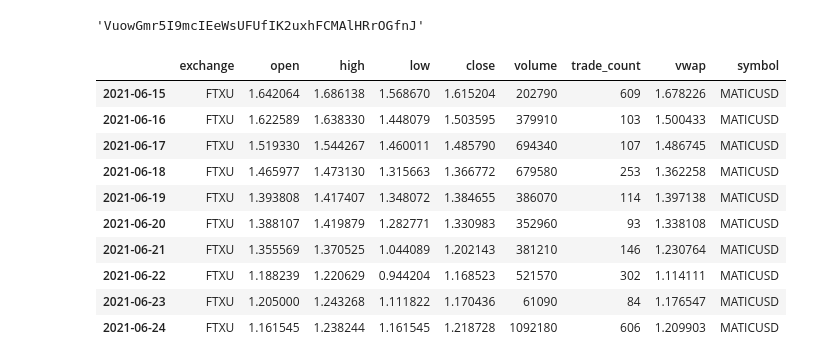
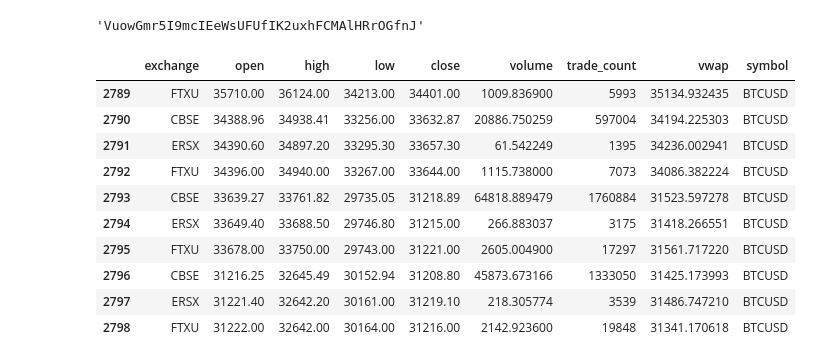
Before and after one commit to Crena94/Team-Penne, a Jupyter notebook: Analyzing_Stocks.ipynb, the cells around one changed output. Saved outputs shown, nothing was run; the diff lists cells and outputs as text; code cells hidden in the pictures.

```diff
--- a/Analyzing_Stocks.ipynb
+++ b/Analyzing_Stocks.ipynb
@@ -35,34 +34,35 @@ alpaca = tradeapi.REST(
 # %%
 #tickers = ["AAVEUSD", "ETHUSD"]#, "AMZN", "NFLX", "GOOG", "SPY"]
 #crypto_ticker = ["BTCUSD", "AAVEUSD", "ETHUSD", "LINKUSD", "BATUSD", "GRTUSD", "MATICUSD"]
-crypto_ticker = ["MATICUSD"]
+crypto_ticker = ["BTCUSD"]
 crypto_timeframe = "1Day"
 crypto_start_date = pd.Timestamp("2017-05-11", tz="America/New_York").isoformat()
 crypto_end_date = pd.Timestamp("2022-05-11", tz="America/New_York").isoformat()
 # %%
 crypto_closing_prices = alpaca.get_crypto_bars(
     crypto_ticker,
     crypto_timeframe,
     start=crypto_start_date,
     end=crypto_end_date
 ).df
 
 #btc_closing_prices = btc_closing_prices[~btc_closing_prices.index.duplicated(keep='first')]
 #btc_closing_prices = btc_closing_prices[~btc_closing_prices.index.duplicated(keep='first')]
 
 crypto_closing_prices.index = crypto_closing_prices.index.date
+crypto_closing_prices.reset_index(inplace=True, drop=True)
 #crypto_closing_prices.index = crypto_closing_prices.index.drop_duplicates(keep='first')
-display(crypto_closing_prices.head(10))
+display(crypto_closing_prices.tail(10))
 # %% [output]
 |  | exchange | open | high | low | close | volume | trade_count | vwap | symbol |
-| 2021-06-15 | FTXU | 1.642064 | 1.686138 | 1.568670 | 1.615204 | 202790 | 609 | 1.678226 | MATICUSD |
-| 2021-06-16 | FTXU | 1.622589 | 1.638330 | 1.448079 | 1.503595 | 379910 | 103 | 1.500433 | MATICUSD |
-| 2021-06-17 | FTXU | 1.519330 | 1.544267 | 1.460011 | 1.485790 | 694340 | 107 | 1.486745 | MATICUSD |
-| 2021-06-18 | FTXU | 1.465977 | 1.473130 | 1.315663 | 1.366772 | 679580 | 253 | 1.362258 | MATICUSD |
-| 2021-06-19 | FTXU | 1.393808 | 1.417407 | 1.348072 | 1.384655 | 386070 | 114 | 1.397138 | MATICUSD |
-| 2021-06-20 | FTXU | 1.388107 | 1.419879 | 1.282771 | 1.330983 | 352960 | 93 | 1.338108 | MATICUSD |
-| 2021-06-21 | FTXU | 1.355569 | 1.370525 | 1.044089 | 1.202143 | 381210 | 146 | 1.230764 | MATICUSD |
-| 2021-06-22 | FTXU | 1.188239 | 1.220629 | 0.944204 | 1.168523 | 521570 | 302 | 1.114111 | MATICUSD |
-| 2021-06-23 | FTXU | 1.205000 | 1.243268 | 1.111822 | 1.170436 | 61090 | 84 | 1.176547 | MATICUSD |
-| 2021-06-24 | FTXU | 1.161545 | 1.238244 | 1.161545 | 1.218728 | 1092180 | 606 | 1.209903 | MATICUSD |
+| 2789 | FTXU | 35710.00 | 36124.00 | 34213.00 | 34401.00 | 1009.836900 | 5993 | 35134.932435 | BTCUSD |
+| 2790 | CBSE | 34388.96 | 34938.41 | 33256.00 | 33632.87 | 20886.750259 | 597004 | 34194.225303 | BTCUSD |
+| 2791 | ERSX | 34390.60 | 34897.20 | 33295.30 | 33657.30 | 61.542249 | 1395 | 34236.002941 | BTCUSD |
+| 2792 | FTXU | 34396.00 | 34940.00 | 33267.00 | 33644.00 | 1115.738000 | 7073 | 34086.382224 | BTCUSD |
+| 2793 | CBSE | 33639.27 | 33761.82 | 29735.05 | 31218.89 | 64818.889479 | 1760884 | 31523.597278 | BTCUSD |
+| 2794 | ERSX | 33649.40 | 33688.50 | 29746.80 | 31215.00 | 266.883037 | 3175 | 31418.266551 | BTCUSD |
+| 2795 | FTXU | 33678.00 | 33750.00 | 29743.00 | 31221.00 | 2605.004900 | 17297 | 31561.717220 | BTCUSD |
+| 2796 | CBSE | 31216.25 | 32645.49 | 30152.94 | 31208.80 | 45873.673166 | 1333050 | 31425.173993 | BTCUSD |
+| 2797 | ERSX | 31221.40 | 32642.20 | 30161.00 | 31219.10 | 218.305774 | 3539 | 31486.747210 | BTCUSD |
+| 2798 | FTXU | 31222.00 | 32642.00 | 30164.00 | 31216.00 | 2142.923600 | 19848 | 31341.170618 | BTCUSD |
 # %%
```
Also changed, not shown: parts of 9 cells of this notebook, 1 other file.
